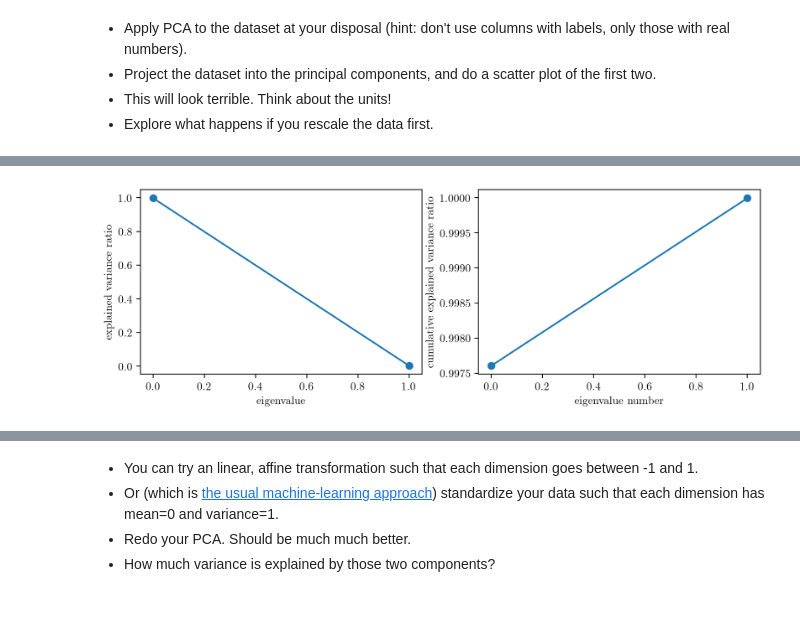
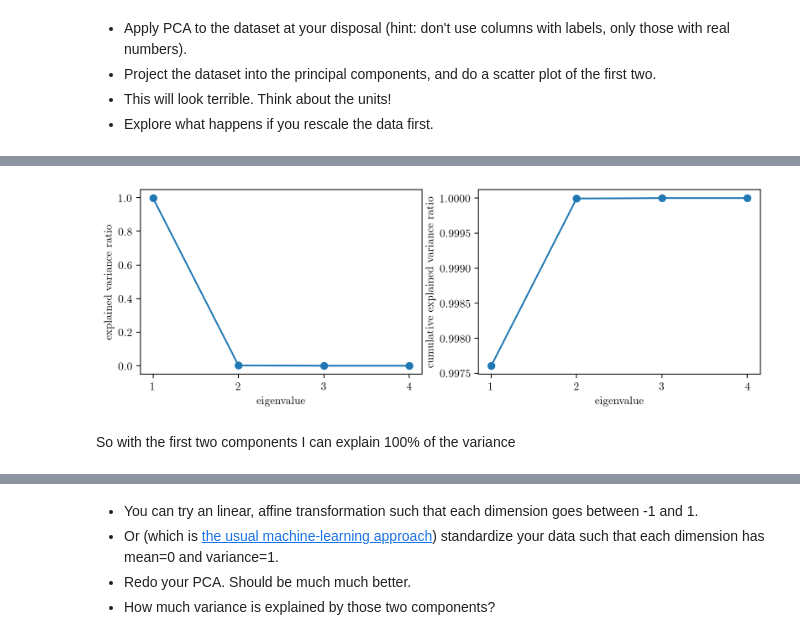
Before and after one commit to ludovicarbone/astrostatistics_bicocca_2024, a Jupyter notebook: working/L15_es.ipynb, the cells around one changed output, grey strips where cells are left out. Saved outputs shown, nothing was run; the diff lists cells and outputs as text; code cells hidden in the pictures; blank space fills up the shorter version.

```diff
--- a/working/L15_es.ipynb
+++ b/working/L15_es.ipynb
@@ -124,7 +130,7 @@ plt.show()
 # %%
 np.random.seed(8)
 nrows = len(df_stars['Temperature (K)'])
-n_components = 2 #i ve tried with more than 2 but i reach 100% at the second and then a plateau
+n_components = 4
 
 pca = PCA(n_components=n_components)
 pca.fit(df_stars.iloc[:, :4]) #take only the first 5 col to avoid strings
@@ -139,24 +138,28 @@ plt.show()
 # %%
 evals = pca.explained_variance_ratio_
 # Plot the results
 fig = plt.figure(figsize=(10, 3))
 
 ax = fig.add_subplot(121)
 
-ax.plot(np.arange(n_components), evals)
-ax.scatter(np.arange(n_components), evals)
+ax.plot(range(1, n_components+1), evals)
+ax.scatter(range(1, n_components+1), evals)
 
 ax.set_xlabel("eigenvalue")
 ax.set_ylabel("explained variance ratio")
+ax.set_xticks(range(1, n_components+1))
 
 ax = fig.add_subplot(122)
 
-ax.plot(np.arange(n_components), evals.cumsum())
-ax.scatter(np.arange(n_components), evals.cumsum())
+ax.plot(range(1, n_components+1), evals.cumsum())
+ax.scatter(range(1, n_components+1), evals.cumsum())
 
-ax.set_xlabel("eigenvalue number")
+ax.set_xlabel("eigenvalue")
 ax.set_ylabel("cumulative explained variance ratio")
+ax.set_xticks(range(1, n_components+1))
 
 plt.show()
 # %% [output]
-[figure, old version]
+[figure, new version]
+# %% [markdown]
+So with the first two components I can explain 100% of the variance
```
Also changed, not shown: parts of 23 cells of this notebook, 2 other files.
